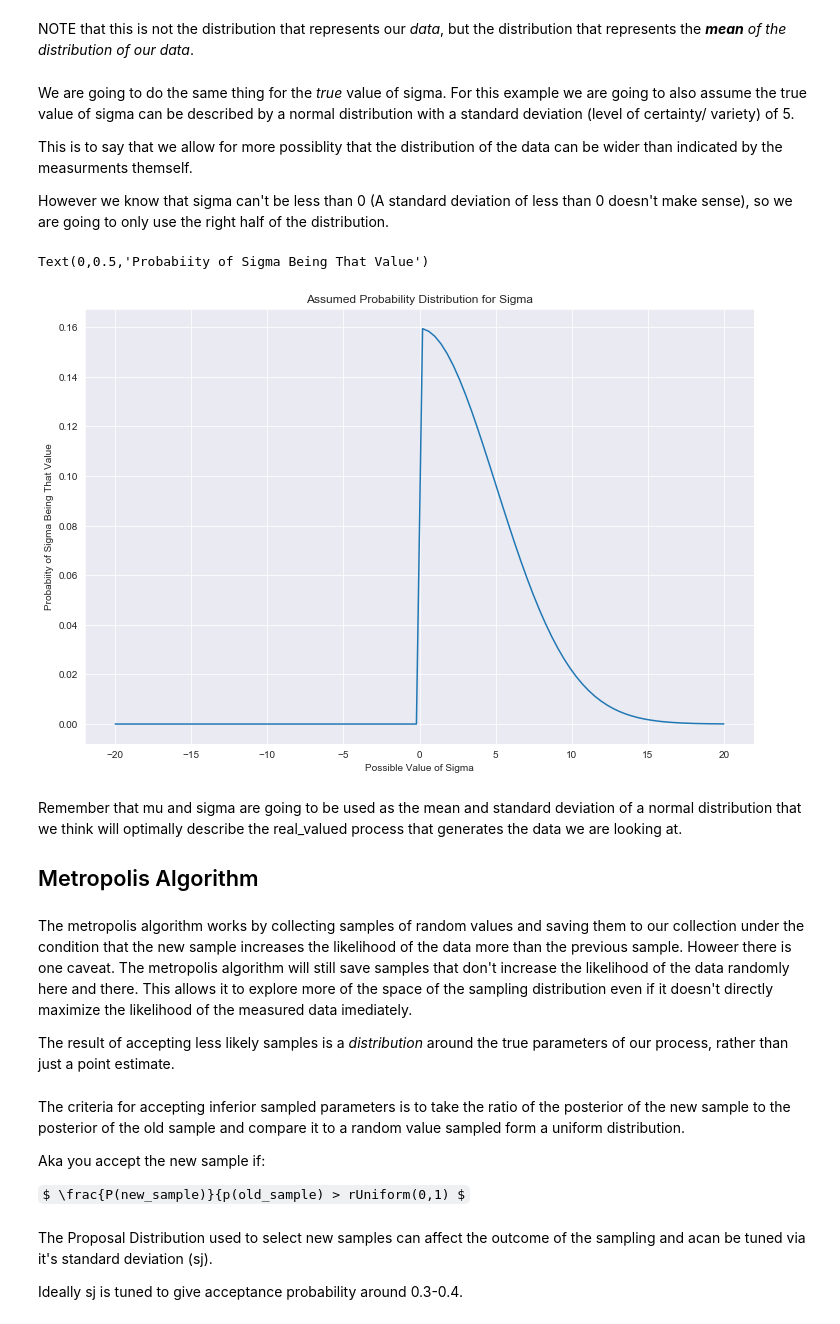
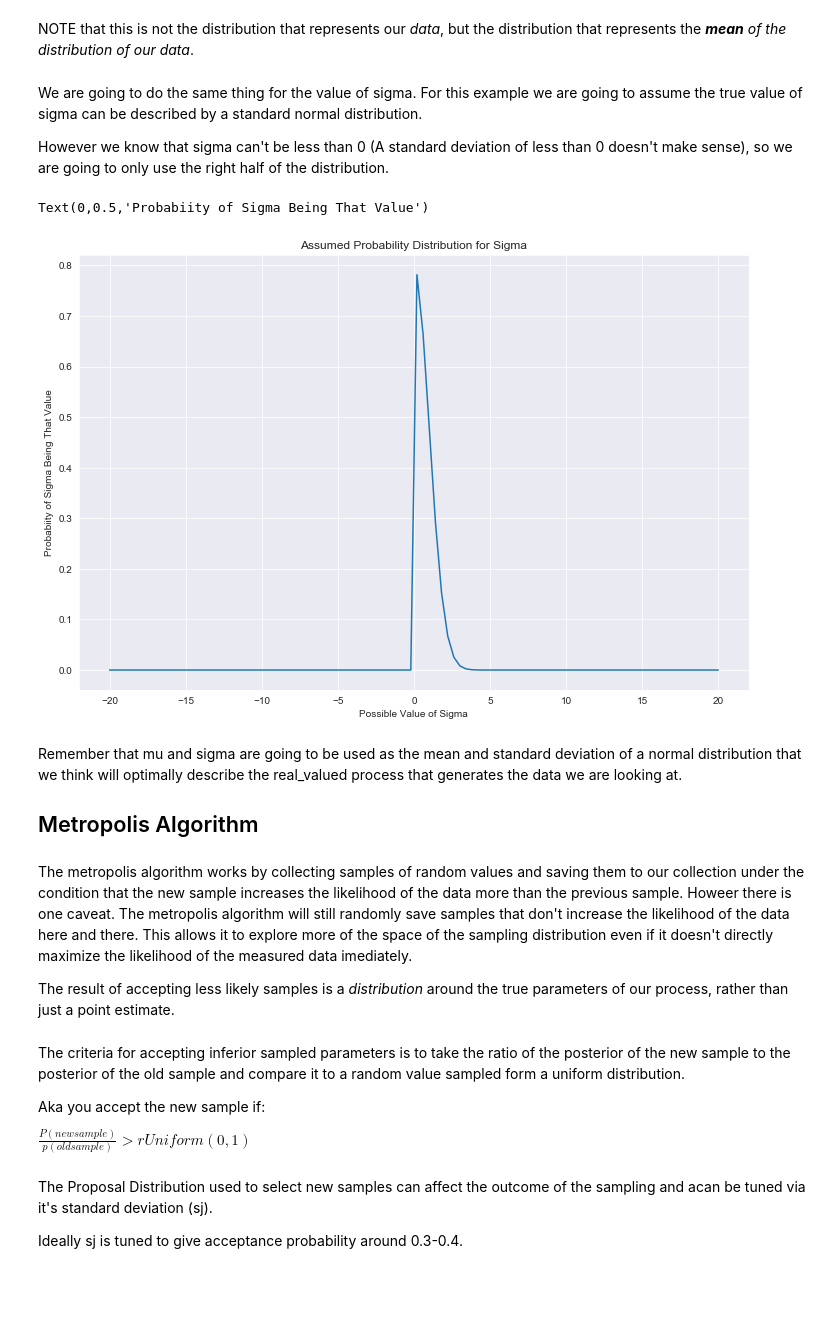
Before and after one commit to rshap91/Algorithms, a Jupyter notebook: Metropolis_Sampling.ipynb, the cells around one changed output. Cells and saved outputs as stored; diff of their text form; code cells hidden in the pictures; some formulas as TeX source; blank space fills up the shorter version.

```diff
--- a/Metropolis_Sampling.ipynb
+++ b/Metropolis_Sampling.ipynb
@@ -70,37 +73,36 @@ Text(0,0.5,'Probabiity of Mu Being That Value')
 NOTE that this is not the distribution that represents our _data_, but the distribution that
 represents the ___mean___ _of the distribution of our data_.
 # %% [markdown]
-We are going to do the same thing for the _true_ value of sigma. For this example we are going to also assume the true value of sigma can be described by a normal distribution with a standard deviation (level of certainty/ variety) of 5.
-
-This is to say that we allow for more possiblity that the distribution of the data can be wider than indicated by the measurments themself.
+We are going to do the same thing for the value of sigma. For this example we are going to assume the true value of sigma can be described by a standard normal distribution.
 
 However we know that sigma can't be less than 0 (A standard deviation of less than 0 doesn't make sense), so we are going to only use the right half of the distribution.
 # %%
 # center the distribution at 0 (and then only use the right half)
 sigma_prior_mean = 0
 
 # the standard deviation defines how wide a variety of values we expect to see
-sigma_prior_std = 5
+# A _PRIOR_ std of 1 idicates our belief that it is unlikely that our true standard deviation is greater than > ~3
+sigma_prior_std = 1
 
 # here is our guess (prior) distribution
 sigma_prior = stats.halfnorm(sigma_prior_mean, sigma_prior_std)
 
 # plot it
 plt.figure(figsize=(12,8))
 x = np.linspace(-20,20, 100)
 plt.plot(x,sigma_prior.pdf(x))
 plt.title('Assumed Probability Distribution for Sigma')
 plt.xlabel('Possible Value of Sigma')
 plt.ylabel('Probabiity of Sigma Being That Value')
 # %% [output]
 Text(0,0.5,'Probabiity of Sigma Being That Value')
-[figure, old version]
+[figure, new version]
 # %% [markdown]
 Remember that mu and sigma are going to be used as the mean and standard deviation of a normal distribution that we think will optimally describe the real_valued process that generates the data we are looking at.
 
 ## Metropolis Algorithm
 # %% [markdown]
-The metropolis algorithm works by collecting samples of random values and saving them to our collection under the condition that the new sample increases the likelihood of the data more than the previous sample. Howeer there is one caveat. The metropolis algorithm will still save samples that don't increase the likelihood of the data randomly here and there. This allows it to explore more of the space of the sampling distribution even if it doesn't directly maximize the likelihood of the measured data imediately.
+The metropolis algorithm works by collecting samples of random values and saving them to our collection under the condition that the new sample increases the likelihood of the data more than the previous sample. Howeer there is one caveat. The metropolis algorithm will still randomly save samples that don't increase the likelihood of the data here and there. This allows it to explore more of the space of the sampling distribution even if it doesn't directly maximize the likelihood of the measured data imediately.
 
 The result of accepting less likely samples is a _distribution_ around the true parameters of our process, rather than just a point estimate.
 # %% [markdown]
@@ -108,7 +110,7 @@ The criteria for accepting inferior sampled parameters is to take the ratio of t
 
 Aka you accept the new sample if:
 
-$ \frac{P(new_sample)}{p(old_sample) > rUniform(0,1) $
+$ \frac{P(new sample)}{p(old sample)} > rUniform(0,1) $
 # %% [markdown]
 The Proposal Distribution used to select new samples can affect the outcome of the sampling and
 acan be tuned via it's standard deviation (sj).
```
Also changed, not shown: parts of 31 cells of this notebook, 1 other file.
